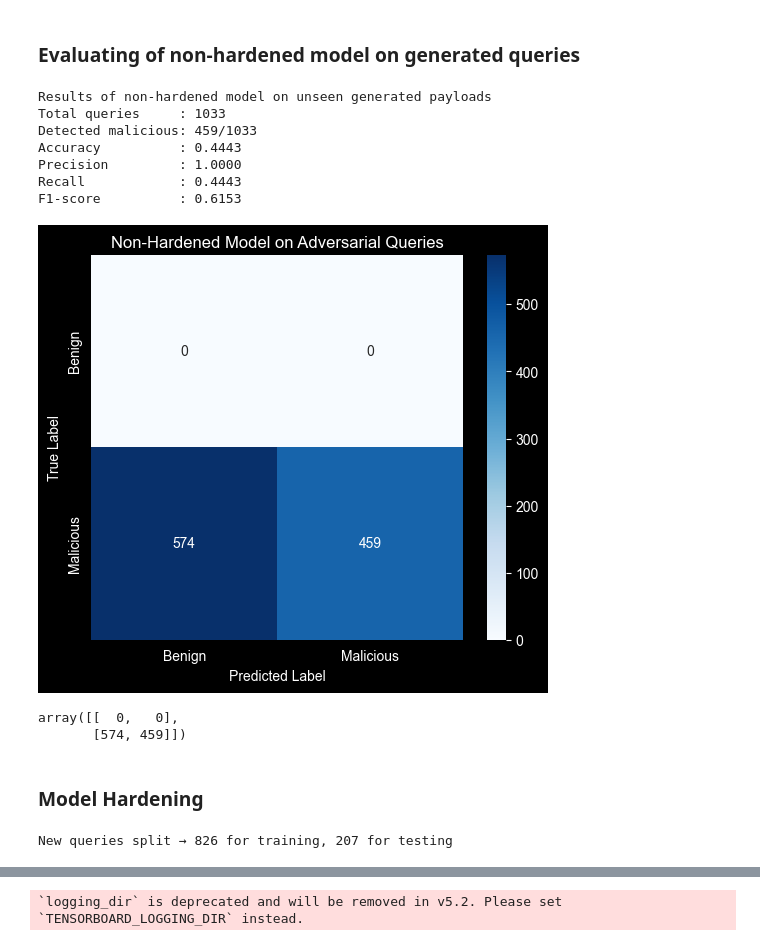
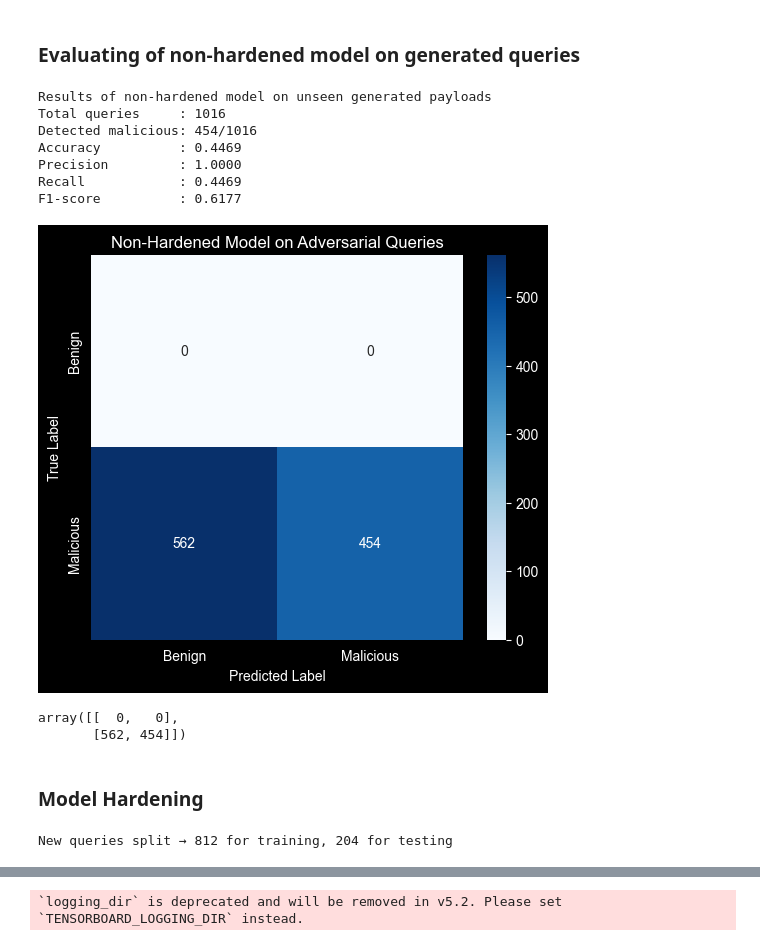
Before and after one commit to NassimT1/Adversarial-Hardening-of-CodeBERT-for-SQLi, a Jupyter notebook: codebert_training_and_results.ipynb, the cells around one changed output, grey strips where cells are left out. Cells and saved outputs as stored; diff of their text form; code cells hidden in the pictures.

```diff
--- a/codebert_training_and_results.ipynb
+++ b/codebert_training_and_results.ipynb
@@ -179,8 +178,8 @@ if train_codebert:
 # %% [markdown]
 ### Load codebert model
 # %%
-model = RobertaForSequenceClassification.from_pretrained("./fine_tuned_codebert_model")
-tokenizer = RobertaTokenizer.from_pretrained("./fine_tuned_codebert_model")
+model = RobertaForSequenceClassification.from_pretrained("fine_tuned_codebert_model")
+tokenizer = RobertaTokenizer.from_pretrained("fine_tuned_codebert_model")
 
 model.to(device)
 model.eval()
@@ -253,7 +252,7 @@ array([[4872,    1],
 # %% [markdown]
 ### Evaluating of non-hardened model on generated queries
 # %%
-new_csv_path = "data/adversarial_dataset.csv"
+new_csv_path = "data/adversarial_dataset_last.csv"
 query_column = "payload"
 
 df_new = pd.read_csv(new_csv_path)
@@ -273,45 +272,45 @@ new_encodings = tokenizer(
     return_tensors="pt"
 )
 new_encodings = {k: v.to(device) for k, v in new_encodings.items()}
 
 with torch.no_grad():
     outputs = model(**new_encodings)
     logits = outputs.logits
     probs = torch.softmax(logits, dim=-1)
 
     predictions = torch.argmax(logits, dim=-1).cpu().numpy()
     confidence_malicious = probs[:, 1].cpu().numpy()
 
 true_labels = [1] * len(predictions)
 
 acc = accuracy_score(true_labels, predictions)
 precision, recall, f1, _ = precision_recall_fscore_support(true_labels, predictions, average='binary', zero_division=0)
 
 print("\nResults of non-hardened model on unseen generated payloads")
 print(f"Total queries     : {len(queries)}")
 print(f"Detected malicious: {predictions.sum()}/{len(predictions)}")
 print(f"Accuracy          : {acc:.4f}")
 print(f"Precision         : {precision:.4f}")
 print(f"Recall            : {recall:.4f}")
 print(f"F1-score          : {f1:.4f}")
 
 plot_confusion_matrix(true_labels, predictions,
                       title="Non-Hardened Model on Adversarial Queries")
 # %% [output]
 Results of non-hardened model on unseen generated payloads
-Total queries     : 1033
-Detected malicious: 459/1033
-Accuracy          : 0.4443
+Total queries     : 1016
+Detected malicious: 454/1016
+Accuracy          : 0.4469
 Precision         : 1.0000
-Recall            : 0.4443
-F1-score          : 0.6153
+Recall            : 0.4469
+F1-score          : 0.6177
-[figure, old version]
+[figure, new version]
 array([[  0,   0],
-       [574, 459]])
+       [562, 454]])
 # %% [markdown]
 ### Model Hardening
 # %%
-df_new_samples = pd.read_csv("data/adversarial_dataset.csv")
+df_new_samples = pd.read_csv(new_csv_path)
 
 new_queries = df_new_samples["payload"].tolist()
 new_labels = df_new_samples["label"].tolist()
@@ -322,7 +321,7 @@ new_train_texts, new_test_texts, new_train_labels, new_test_labels = train_test_
 
 print(f"New queries split → {len(new_train_texts)} for training, {len(new_test_texts)} for testing")
 # %% [output]
-New queries split → 826 for training, 207 for testing
+New queries split → 812 for training, 204 for testing
 # %%
 combined_train_texts = train_texts + new_train_texts
 combined_train_labels = train_labels + new_train_labels
```
Also changed, not shown: parts of 13 cells of this notebook, 1 other file.
